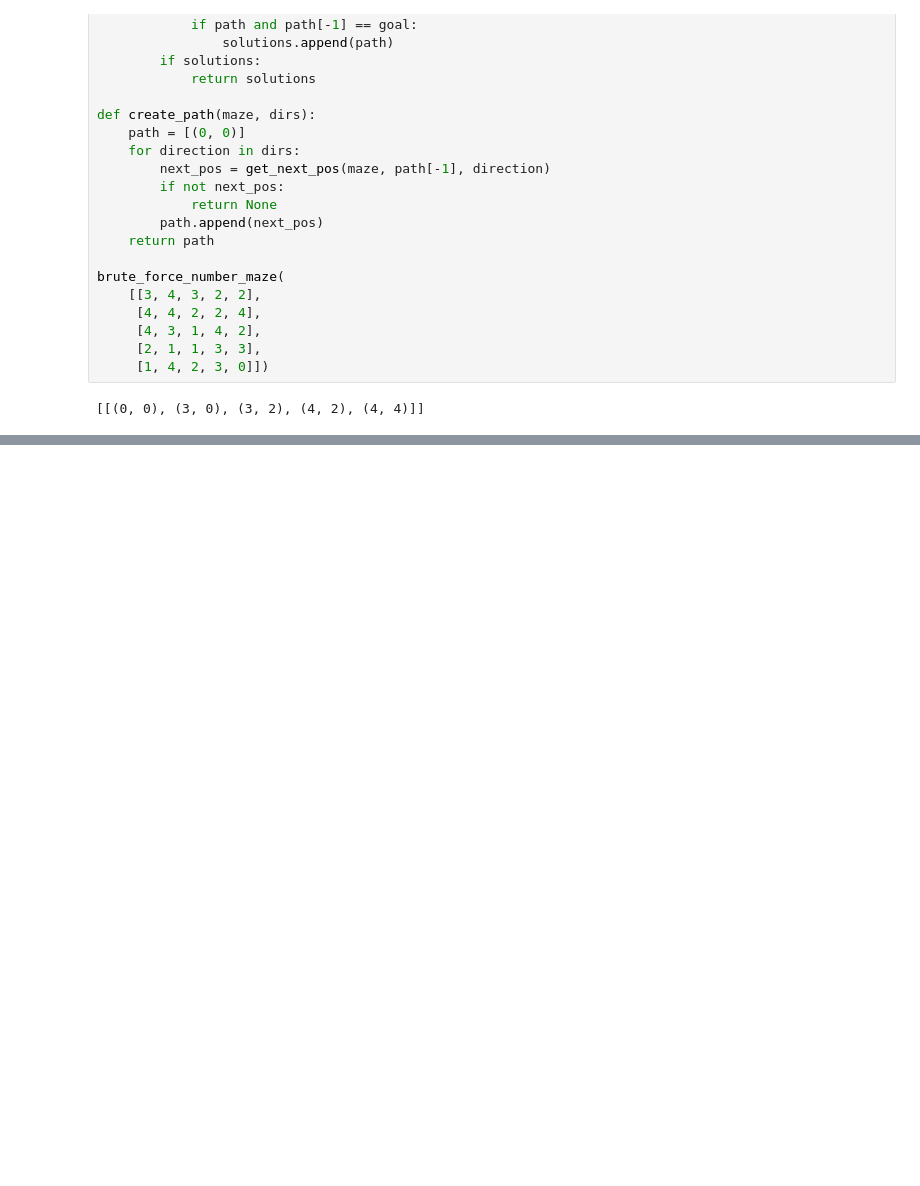
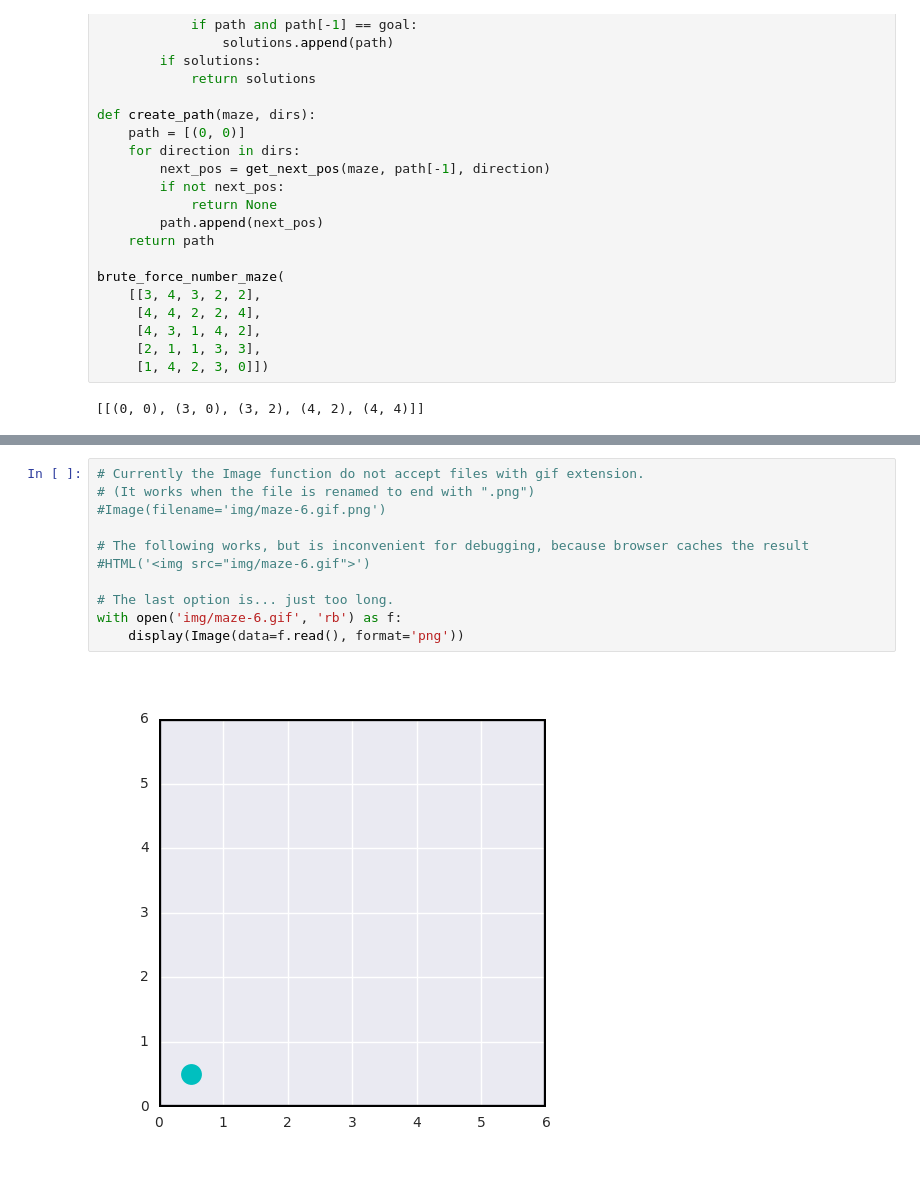
Before and after one commit to effa/iv122, a Jupyter notebook: 13-graphs-mazes.ipynb, the cells around one changed output, grey strips where cells are left out. Drawn from its saved outputs; the diff is of its cells as text; blank space fills up the shorter version.

```diff
--- a/13-graphs-mazes.ipynb
+++ b/13-graphs-mazes.ipynb
@@ -264,0 +320,13 @@ draw_solution(solve_quantum_maze(size=4))
+# %%
+# Currently the Image function do not accept files with gif extension.
+# (It works when the file is renamed to end with ".png")
+#Image(filename='img/maze-6.gif.png')
+
+# The following works, but is inconvenient for debugging, because browser caches the result
+#HTML('<img src="img/maze-6.gif">')
+
+# The last option is... just too long.
+with open('img/maze-6.gif', 'rb') as f:
+    display(Image(data=f.read(), format='png'))
+# %% [output]
+[figure, added]
```
Also changed, not shown: parts of 18 cells of this notebook, 4 other files.
